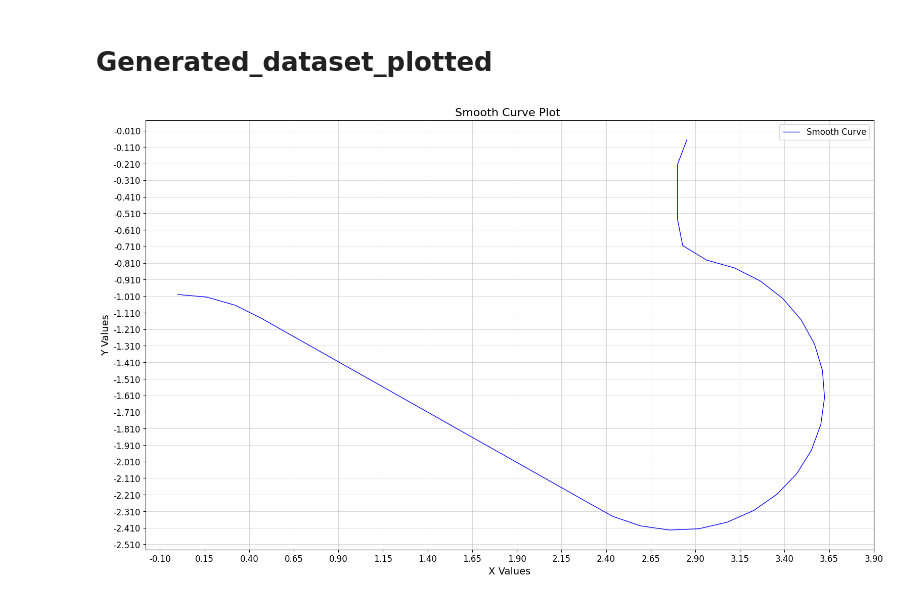
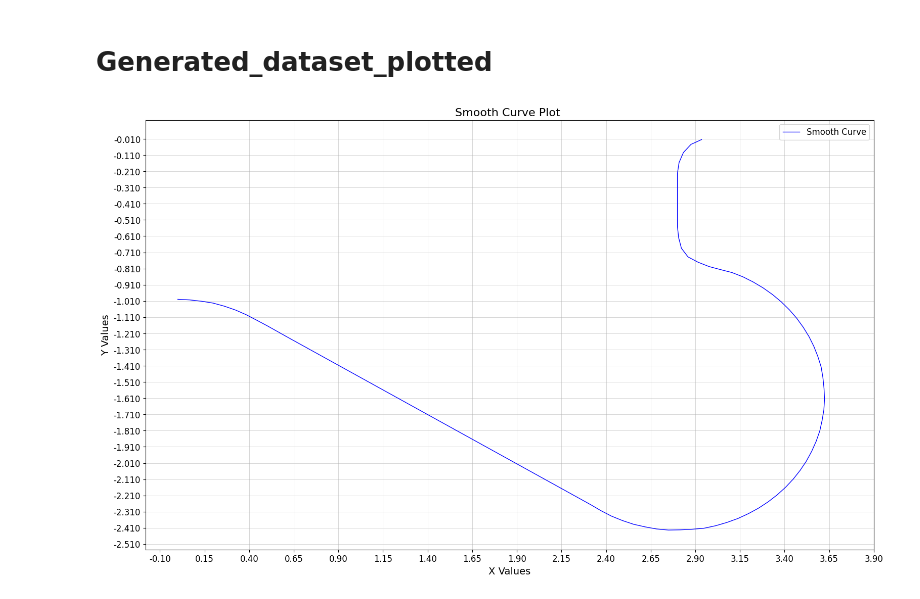
Before and after one commit to JFRashu/123, a Jupyter notebook: New_dataset_Smooth_graph_csv_.ipynb, the cells around one changed output. Drawn from its saved outputs; the diff is of its cells as text; code cells hidden in the pictures.

```diff
--- a/New_dataset_Smooth_graph_csv_.ipynb
+++ b/New_dataset_Smooth_graph_csv_.ipynb
@@ -221,7 +221,7 @@ def read_csv_from_url(url):
     response = requests.get(url)
     if response.status_code == 200:
         # Read CSV data directly from the response content
-        df = pd.read_csv(StringIO(response.text))  # Use StringIO from io module
+        df = pd.read_csv(StringIO(response.text),skiprows=1)  # Use StringIO from io module
         # If the CSV has headers, pandas will automatically use them
         # Otherwise, you might need to handle the data differently
 
@@ -231,7 +231,7 @@ def read_csv_from_url(url):
     return None
 
 # URL to the CSV file
-github_url = "https://raw.githubusercontent.com/JFRashu/123/refs/heads/main/Topology1.csv"
+github_url = "https://raw.githubusercontent.com/JFRashu/123/refs/heads/main/newdataset_for_100_coordinates_with_smoothness.csv"
 
 # Load data from the URL
 data = read_csv_from_url(github_url)
@@ -265,31 +265,31 @@ else:
     plt.plot(x_smooth, y_smooth, color='blue', linewidth=1, label='Smooth Curve')
 
     # Set custom grid with specified intervals
     x_min = np.floor(original_x.min() * 4) / 4
     x_max = np.ceil(original_x.max() * 4) / 4
     x_ticks = np.arange(x_min - 0.1, x_max + 0.25, 0.25)
 
     y_min = np.floor(original_y.min() * 10) / 10
     y_max = np.ceil(original_y.max() * 10) / 10
     y_ticks = np.arange(y_min - 0.01,y_max +.01, 0.1)
 
     plt.xticks(x_ticks)
     plt.yticks(y_ticks)
     plt.gca().xaxis.set_major_formatter(plt.FormatStrFormatter('%.2f'))
     plt.gca().yaxis.set_major_formatter(plt.FormatStrFormatter('%.3f'))
 
     plt.grid(True, which='both', linestyle='-', linewidth=0.5, alpha=0.7)
     plt.title("Smooth Curve Plot ", fontsize=16)
     plt.xlabel("X Values", fontsize=14)
     plt.ylabel("Y Values", fontsize=14)
     plt.legend(fontsize=12)
 
     plt.xticks(fontsize=12)
     plt.yticks(fontsize=12)
 
     plt.tight_layout()
     plt.subplots_adjust(left=0.05, right=0.95, top=0.95, bottom=0.1)
     plt.savefig("New_dataset_without_smoothness.png", format="png", dpi=1500)
     plt.show()
 # %% [output]
-[figure, old version]
+[figure, new version]
```
Also changed, not shown: parts of 3 cells of this notebook.
